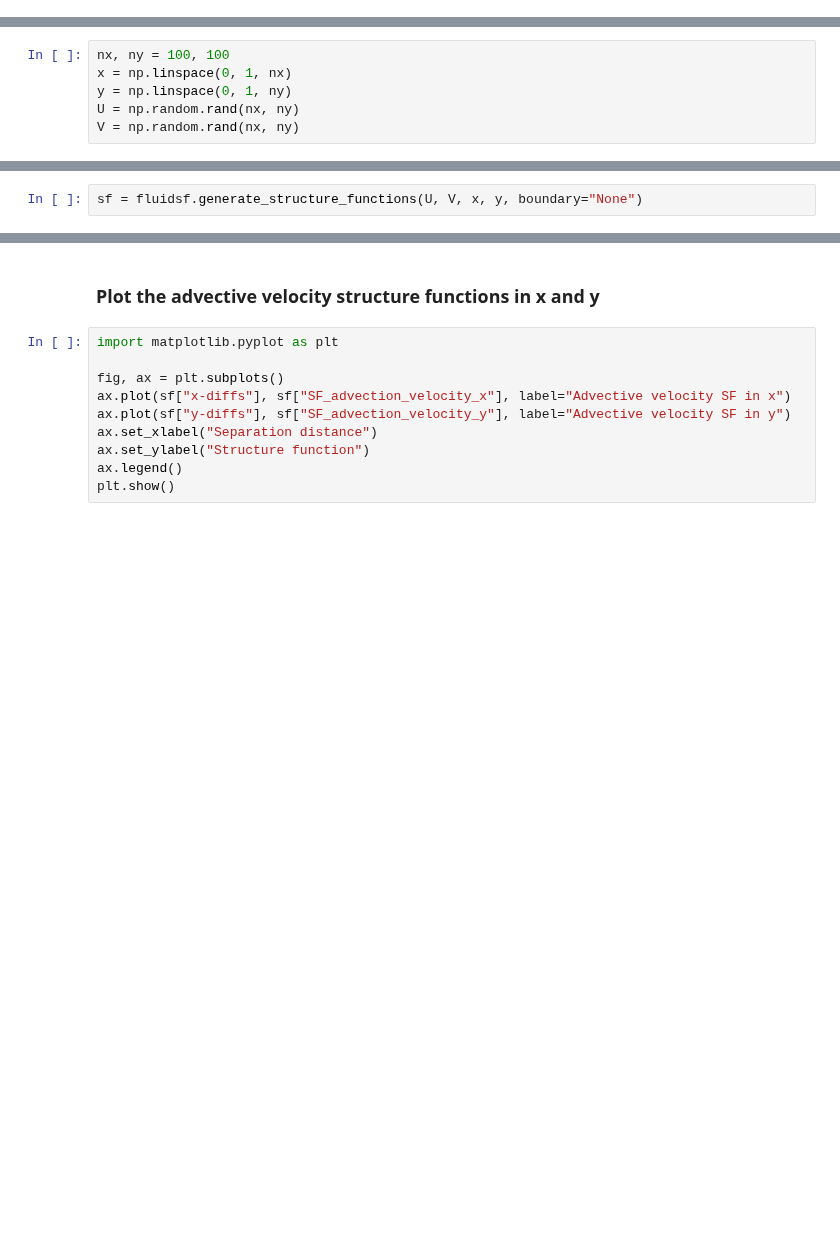
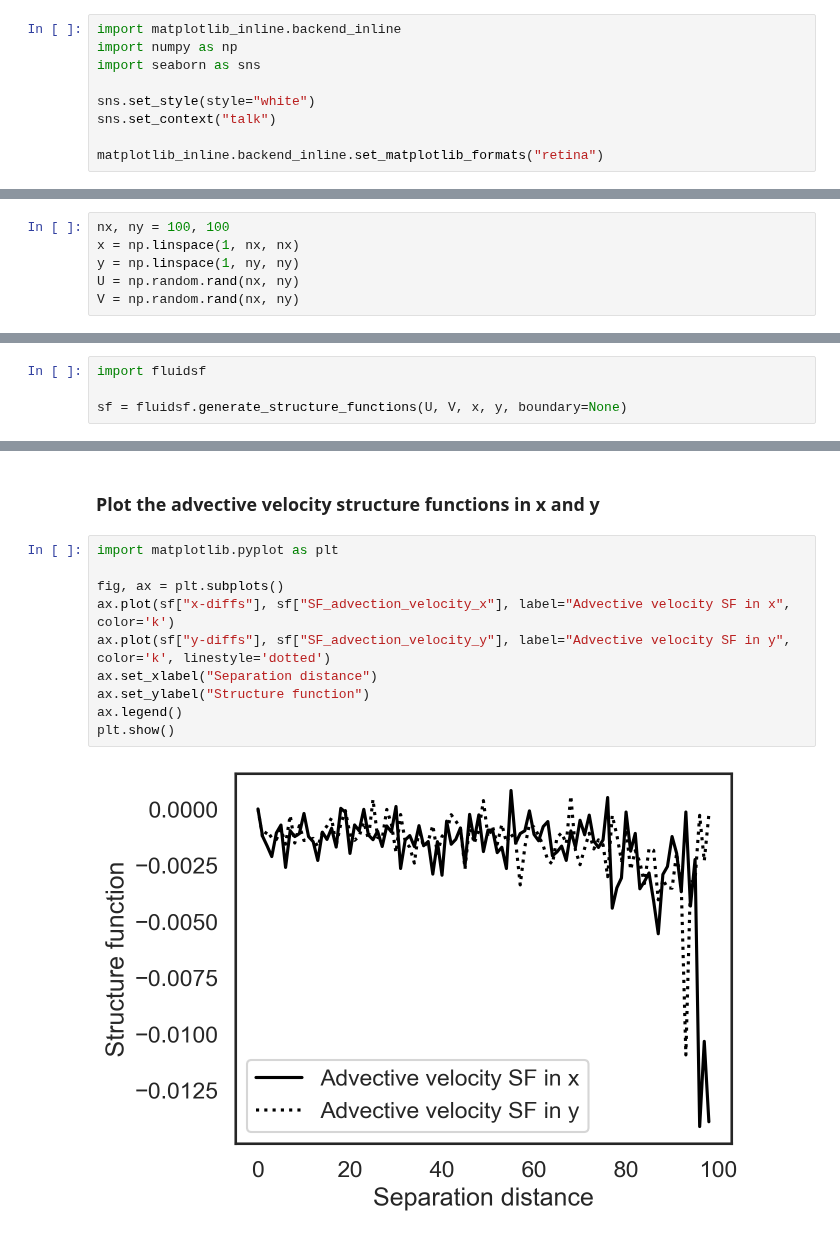
Before and after one commit to cassidymwagner/fluidsf, a Jupyter notebook: docs/source/qs.ipynb, the cells around one changed output, grey strips where cells are left out. Saved outputs shown, nothing was run; the diff lists cells and outputs as text; blank space fills up the shorter version.

```diff
--- a/docs/source/qs.ipynb
+++ b/docs/source/qs.ipynb
@@ -9,8 +4,17 @@ ModuleNotFoundError: No module named 'fluidsf'
+# %%
+import matplotlib_inline.backend_inline
+import numpy as np
+import seaborn as sns
+
+sns.set_style(style="white")
+sns.set_context("talk")
+
+matplotlib_inline.backend_inline.set_matplotlib_formats("retina")
 # %% [markdown]
 ### Create a random 2D velocity field
 # %%
 nx, ny = 100, 100
-x = np.linspace(0, 1, nx)
-y = np.linspace(0, 1, ny)
+x = np.linspace(1, nx, nx)
+y = np.linspace(1, ny, ny)
 U = np.random.rand(nx, ny)
 V = np.random.rand(nx, ny)
@@ -21,7 +23,9 @@ NameError: name 'np' is not defined
 
 We can generate the advective structure function using the function `generate_structure_functions`. The function returns a dictionary with the all supported structure functions and separation distances in each direction. By default the advective velocity structure functions are calculated and the remaining structure functions are set to `None`. We set the boundary condition to `None` because our random data is non-periodic. If we had periodic data we could set the boundary condition based on the direction of periodicity (i.e. `boundary="periodic-x"` or `boundary="periodic-y"` for 2D data).
 # %%
-sf = fluidsf.generate_structure_functions(U, V, x, y, boundary="None")
+import fluidsf
+
+sf = fluidsf.generate_structure_functions(U, V, x, y, boundary=None)
 # %% [markdown]
 The keys of the dictionary `sf` are
 
@@ -37,10 +41,12 @@ The keys of the dictionary `sf` are
 # %%
 import matplotlib.pyplot as plt
 
 fig, ax = plt.subplots()
-ax.plot(sf["x-diffs"], sf["SF_advection_velocity_x"], label="Advective velocity SF in x")
-ax.plot(sf["y-diffs"], sf["SF_advection_velocity_y"], label="Advective velocity SF in y")
+ax.plot(sf["x-diffs"], sf["SF_advection_velocity_x"], label="Advective velocity SF in x", color='k')
+ax.plot(sf["y-diffs"], sf["SF_advection_velocity_y"], label="Advective velocity SF in y", color='k', linestyle='dotted')
 ax.set_xlabel("Separation distance")
 ax.set_ylabel("Structure function")
 ax.legend()
 plt.show()
+# %% [output]
+[figure, added]
```
Also changed, not shown: parts of 5 cells of this notebook.
